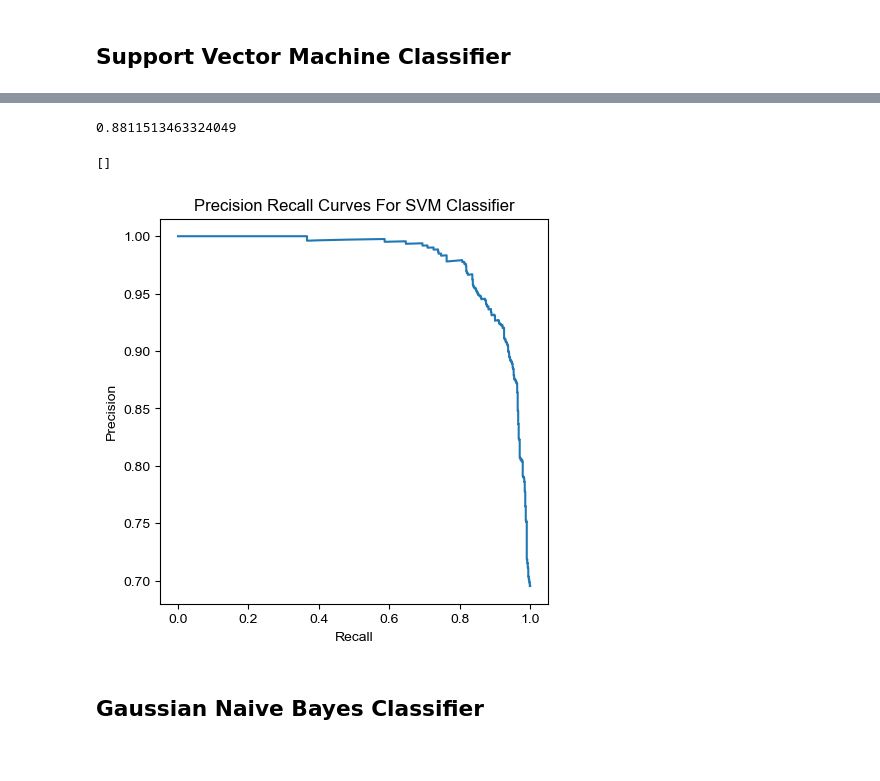
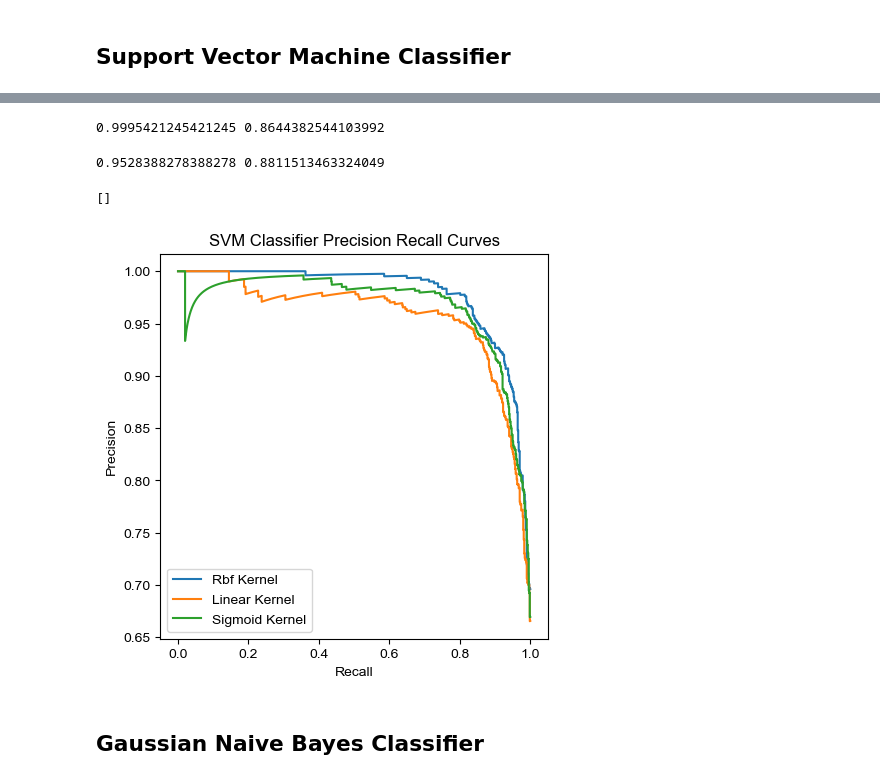
Before and after one commit to ajlukasiewicz/Team_9_MacLearn, a Jupyter notebook: Sarah_Classification.ipynb, the cells around one changed output, grey strips where cells are left out. Saved outputs shown, nothing was run; the diff lists cells and outputs as text; code cells hidden in the pictures.

```diff
--- a/Sarah_Classification.ipynb
+++ b/Sarah_Classification.ipynb
@@ -421,7 +426,7 @@ Name: Coefficents, dtype: float64
 # %%
 # https://scikit-learn.org/stable/modules/generated/sklearn.svm.SVC.html
 
-clf_svc = SVC(gamma = 'auto', probability = True).fit(X_train, y_train)
+clf_svc = SVC(probability = True).fit(X_train, y_train)
 clf_svc2 = SVC(kernel = 'linear', probability = True).fit(X_train, y_train)
 clf_svc3 = SVC(kernel = 'sigmoid', probability = True).fit(X_train, y_train)
 # %%
@@ -447,23 +436,34 @@ clf_svc3.score(X_train, y_train)
-# %%
-clf_svc3.score(X_test, y_test)
-# %% [output]
-0.8811513463324049
+# %%
+print(clf_svc2.score(X_train, y_train), clf_svc2.score(X_test, y_test))
+# %% [output]
+0.9995421245421245 0.8644382544103992
+# %%
+print(clf_svc3.score(X_train, y_train), clf_svc3.score(X_test, y_test))
+# %% [output]
+0.9528388278388278 0.8811513463324049
 # %%
 y_pred_1 = clf_svc.predict_proba(X_test)
+y_pred_2 = clf_svc2.predict_proba(X_test)
+y_pred_3 = clf_svc3.predict_proba(X_test)
 # %%
 precision_1, recall_1, thresholds_1 = precision_recall_curve(y_test, y_pred_1[:,0], pos_label = 'NPA')
+precision_2, recall_2, thresholds_2 = precision_recall_curve(y_test, y_pred_2[:,0], pos_label = 'NPA')
+precision_3, recall_3, thresholds_3 = precision_recall_curve(y_test, y_pred_3[:,0], pos_label = 'NPA')
 # %%
 fig, ax = plt.subplots(1, figsize=(5, 5))
 
 ax.plot(recall_1, precision_1)
-ax.set_title('Precision Recall Curves For SVM Classifier')
+ax.plot(recall_2, precision_2)
+ax.plot(recall_3, precision_3)
+ax.set_title('SVM Classifier Precision Recall Curves')
 ax.set_xlabel('Recall')
 ax.set_ylabel('Precision')
+ax.legend(['Rbf Kernel','Linear Kernel','Sigmoid Kernel'])
 
 plt.plot()
 # %% [output]
 []
-[figure, old version]
+[figure, new version]
 # %% [markdown]
 ## Gaussian Naive Bayes Classifier
 # %%
```
Also changed, not shown: parts of 43 cells of this notebook.
